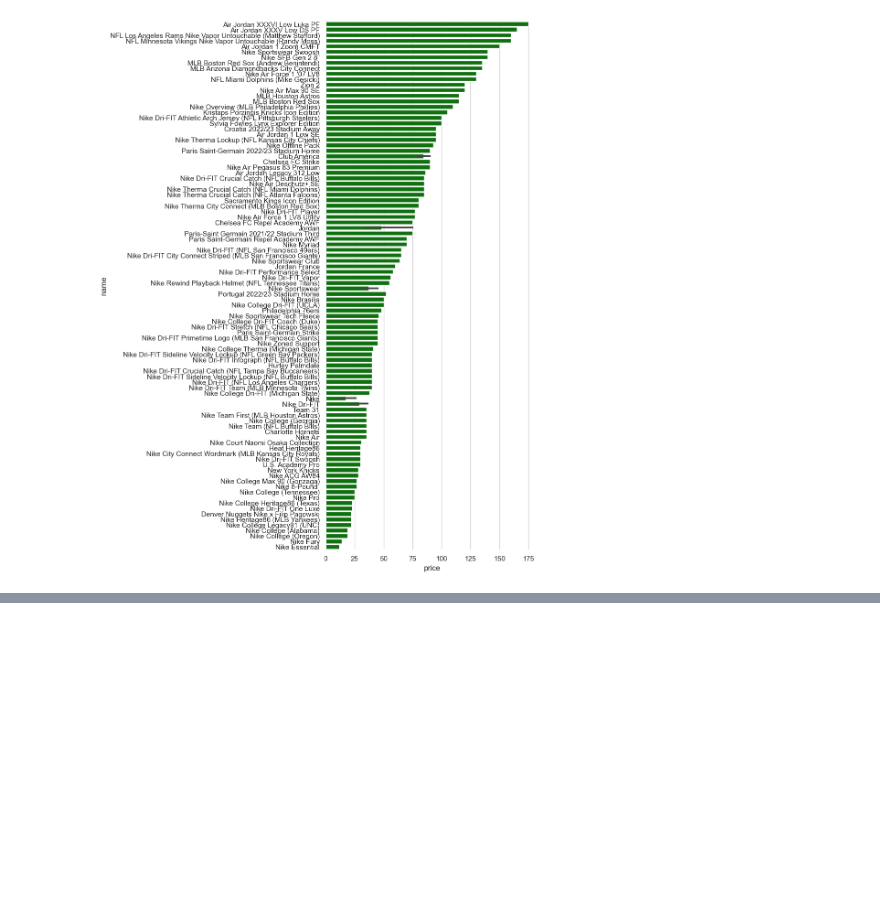
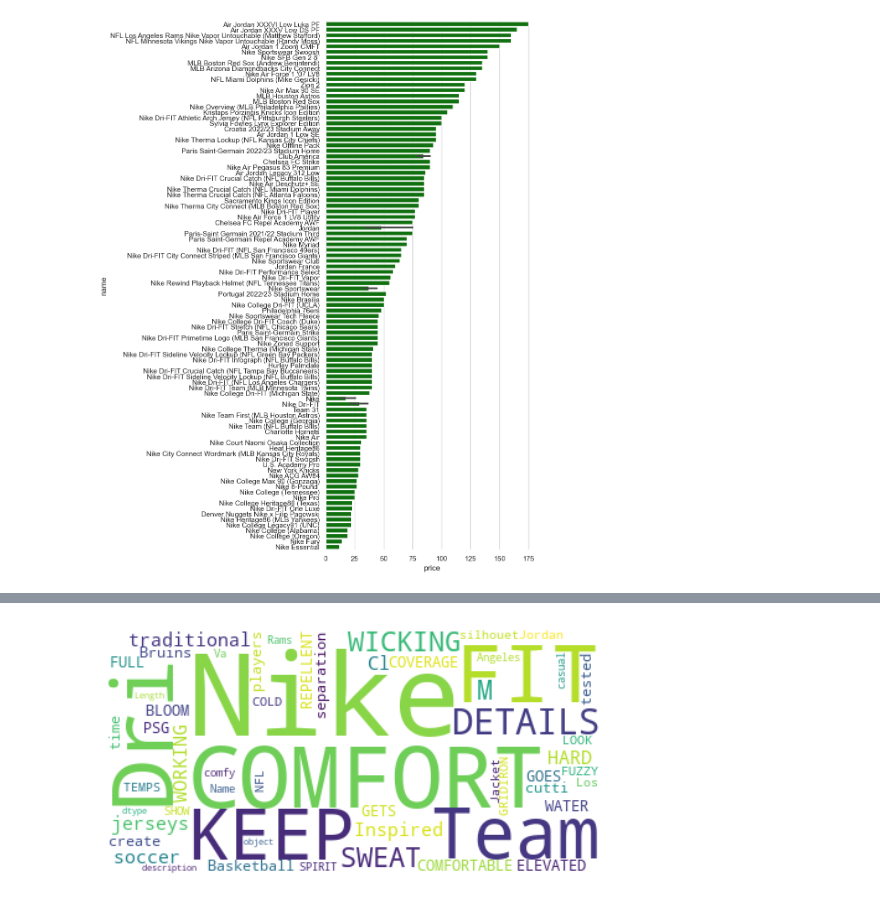
Before and after one commit to amalsalilan/Nike, a Jupyter notebook: Nike.ipynb, the cells around one changed output, grey strips where cells are left out. Cells and saved outputs as stored; diff of their text form; code cells hidden in the pictures; blank space fills up the shorter version.

```diff
--- a/Nike.ipynb
+++ b/Nike.ipynb
@@ -79,0 +92,19 @@ plt.show()
+# %%
+df3=df[['description']]
+
+
+    # instantiate a word cloud object
+alice_wc = WordCloud(
+        background_color='white',
+        max_words=2000,
+        stopwords=STOPWORDS
+    )
+for column in df3.columns:
+    # generate the word cloud
+    alice_wc.generate(str(df[column]))
+    # display the word cloud
+    plt.imshow(alice_wc, interpolation='bilinear')
+    plt.axis('off')
+    plt.show()
+# %% [output]
+[figure, added]
```
Also changed, not shown: parts of 3 cells of this notebook.
